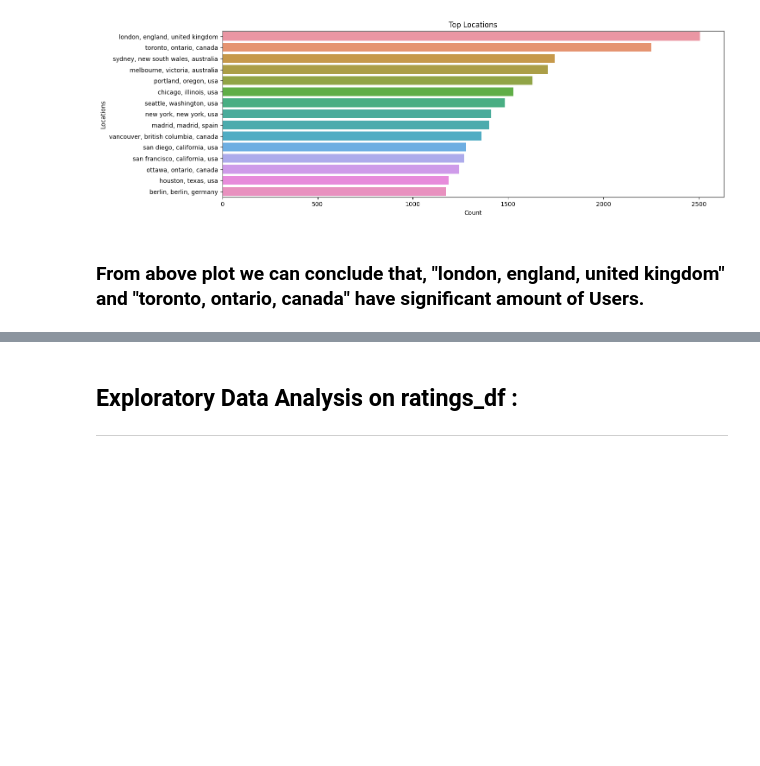
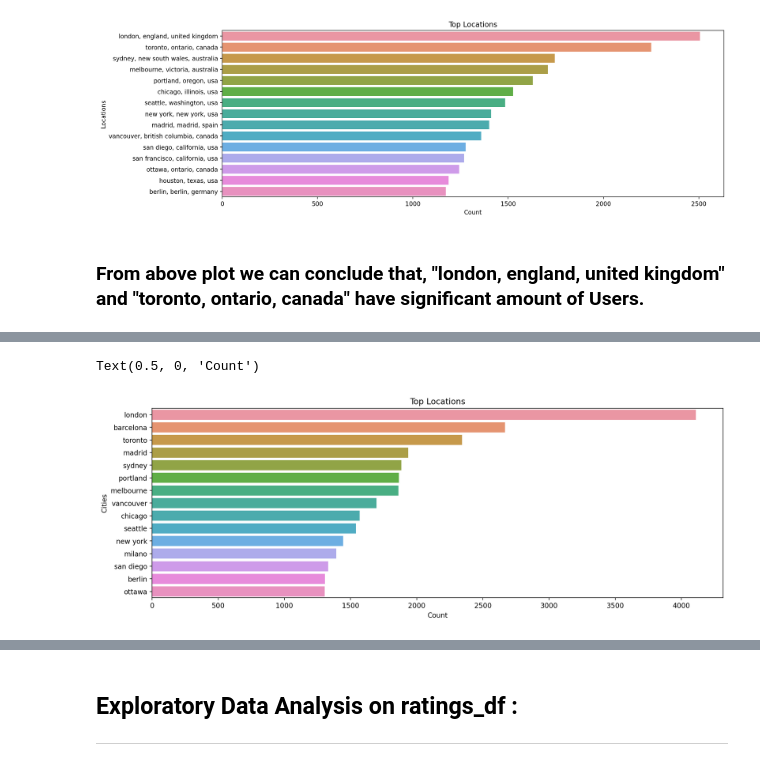
Before and after one commit to RPSahoo219/Book_Recommendation_system, a Jupyter notebook: Book_Recommendation_System.ipynb, the cells around one changed output, grey strips where cells are left out. Saved outputs shown, nothing was run; the diff lists cells and outputs as text; code cells hidden in the pictures; blank space fills up the shorter version.

```diff
--- a/Book_Recommendation_System.ipynb
+++ b/Book_Recommendation_System.ipynb
@@ -577,0 +660,12 @@ users_df.head()
+# %%
+# Getting the top-15 countries with most user.
+plt.figure(figsize= (15,5))
+
+sns.barplot(y= users_df['City'].value_counts().iloc[:15].reset_index()['index'],
+            x= users_df['City'].value_counts().iloc[:15].reset_index().City)
+plt.title('Top Locations')
+plt.ylabel('Cities')
+plt.xlabel('Count')
+# %% [output]
+Text(0.5, 0, 'Count')
+[figure, added]
```
Also changed, not shown: parts of 102 cells of this notebook.
